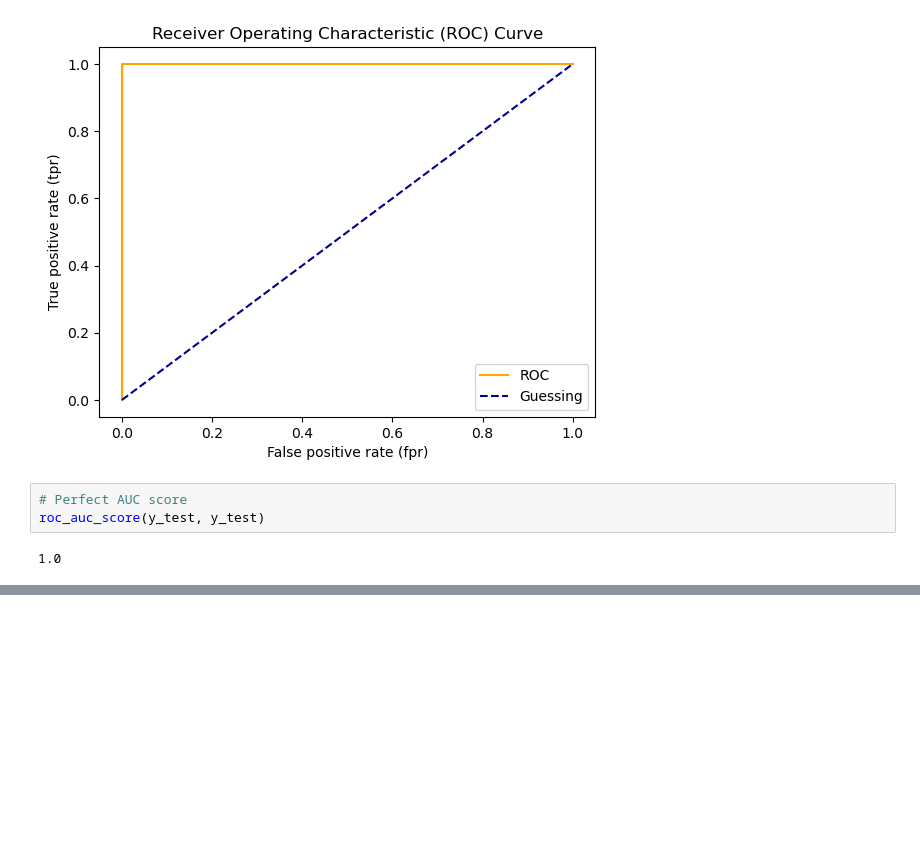
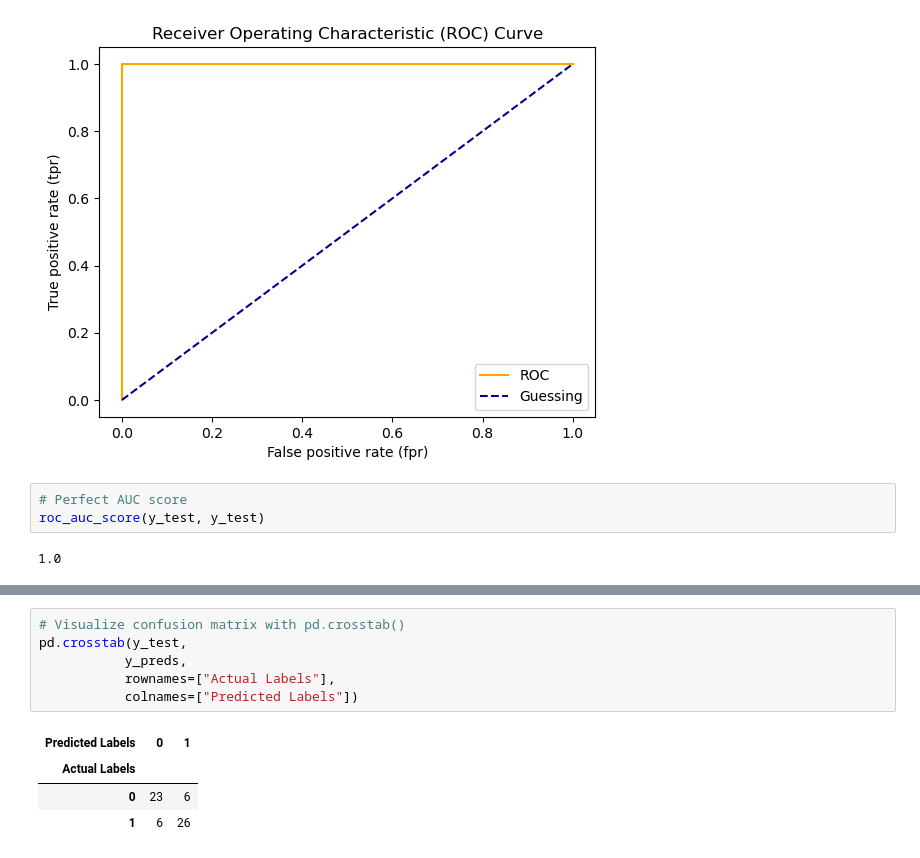
Before and after one commit to sserges/sample_project, a Jupyter notebook: intro-to-scikit-learn.ipynb, the cells around one changed output, grey strips where cells are left out. Cells and saved outputs as stored; diff of their text form; blank space fills up the shorter version.

```diff
--- a/intro-to-scikit-learn.ipynb
+++ b/intro-to-scikit-learn.ipynb
@@ -997,0 +978,11 @@ roc_auc_score(y_test, y_test)
+# %%
+# Visualize confusion matrix with pd.crosstab()
+pd.crosstab(y_test,
+           y_preds,
+           rownames=["Actual Labels"],
+           colnames=["Predicted Labels"])
+# %% [output]
+| Predicted Labels | 0 | 1 |
+| Actual Labels |  |  |
+| 0 | 23 | 6 |
+| 1 | 6 | 26 |
```
Also changed, not shown: parts of 23 cells of this notebook, 3 other files.
